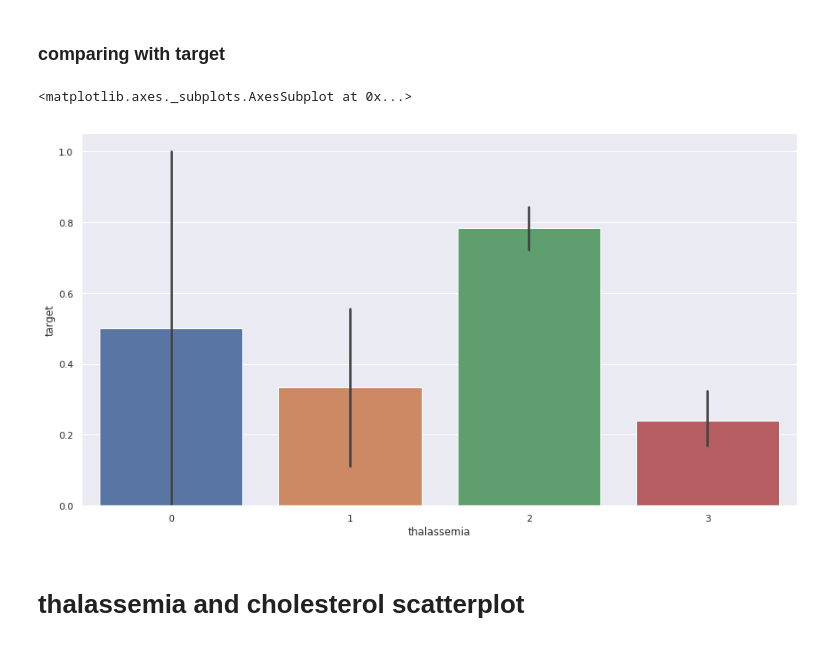
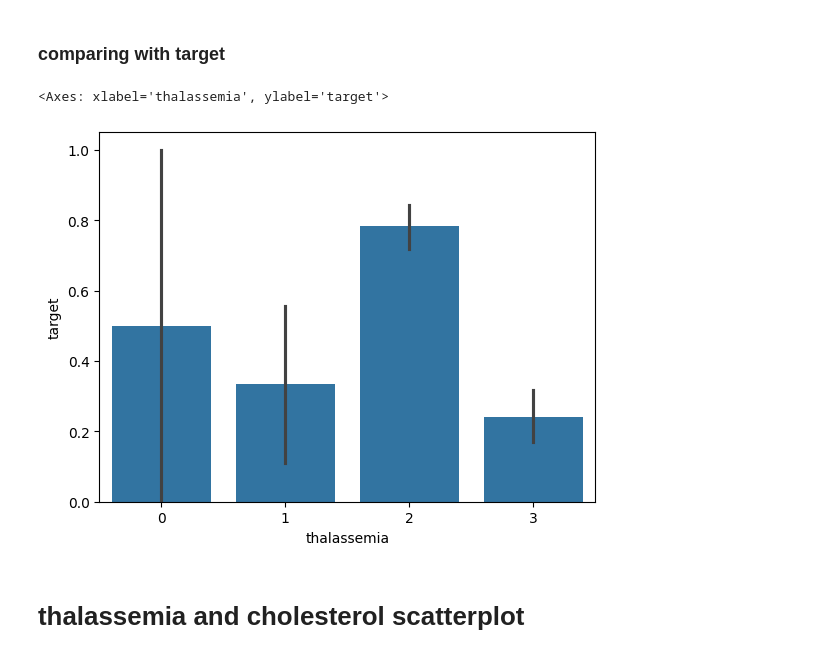
Before and after one commit to star975/curly-meme, a Jupyter notebook: heart_Disease.ipynb, the cells around one changed output. Saved outputs shown, nothing was run; the diff lists cells and outputs as text; code cells hidden in the pictures.

```diff
--- a/heart_Disease.ipynb
+++ b/heart_Disease.ipynb
@@ -458,10 +457,10 @@ sns.distplot(data["thalassemia"])
 # %% [markdown]
 ### comparing with target
 # %%
-sns.barplot(data["thalassemia"],y)
+sns.barplot(x=data["thalassemia"],y=y)
 # %% [output]
-<matplotlib.axes._subplots.AxesSubplot at 0x...>
+<Axes: xlabel='thalassemia', ylabel='target'>
-[figure, old version]
+[figure, new version]
 # %% [markdown]
 # thalassemia and cholesterol scatterplot
 # %%
```
Also changed, not shown: parts of 44 cells of this notebook.
